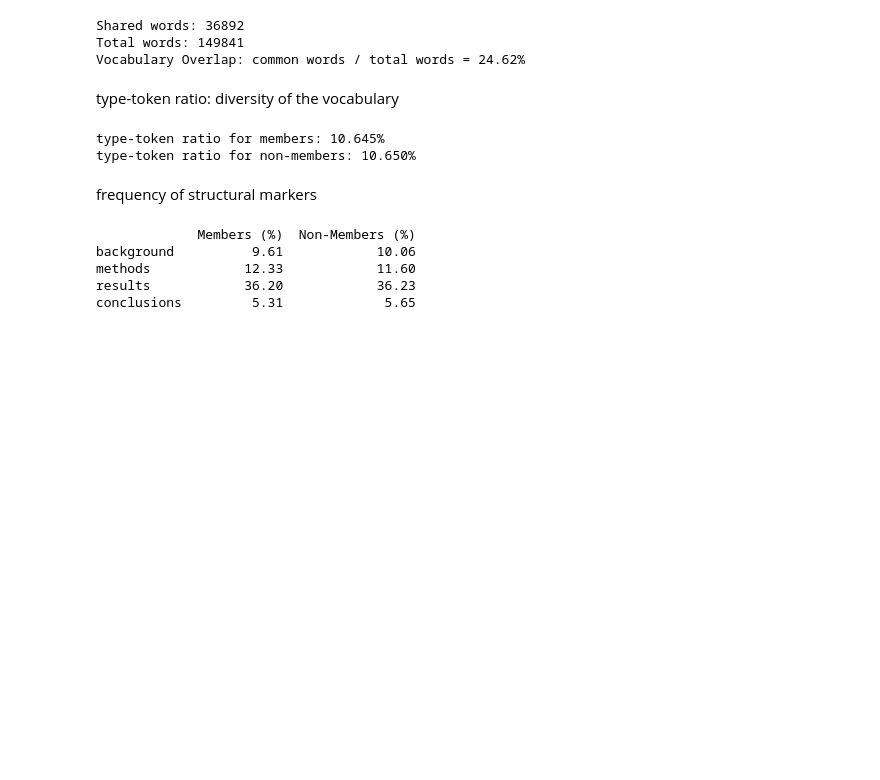
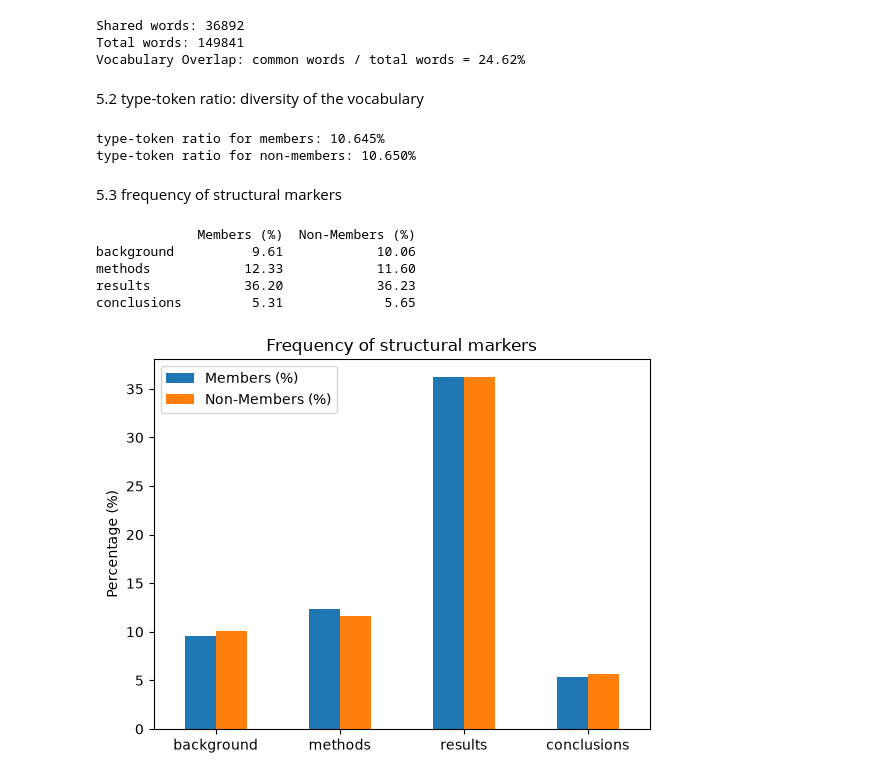
Before and after one commit to NikiLalev/data_privacy, a Jupyter notebook: ass1/notebooks/make_dataset.ipynb, the cells around one changed output. Saved outputs shown, nothing was run; the diff lists cells and outputs as text; code cells hidden in the pictures; blank space fills up the shorter version.

Commit message:
added another plot

```diff
--- a/ass1/notebooks/make_dataset.ipynb
+++ b/ass1/notebooks/make_dataset.ipynb
@@ -249,7 +249,7 @@ Shared words: 36892
 Total words: 149841
 Vocabulary Overlap: common words / total words = 24.62%
 # %% [markdown]
-type-token ratio: diversity of the vocabulary
+5.2 type-token ratio: diversity of the vocabulary
 # %%
 # to compute the type token ratio we use:
 # the n. of unique words:  len(vocab_m)
@@ -266,10 +266,8 @@ print(f"type-token ratio for non-members: {nm_type:.3%}")
 type-token ratio for members: 10.645%
 type-token ratio for non-members: 10.650%
 # %% [markdown]
-frequency of structural markers
+5.3 frequency of structural markers
 # %%
-import re
-
 # patterns that might come up in Pubmed abstracts
 PATTERNS = {
     "background": re.compile(
@@ -287,31 +285,40 @@ PATTERNS = {
         r"\b(conclusions?|discussion|significance|implications)\b[:\s]", re.I
     ),
 }
-
-# looks at whether a specific pattern appears at least once in a sample
-def find_pattern(text):
-    text_str = str(text)
-    return {
-        section: bool(pattern.search(text_str))
-        for section, pattern in PATTERNS.items()
-    }
-
-
-# compute presence of pattern for both datasets and take the mean
-m_stats = members.apply(find_pattern).apply(pd.Series).mean()
-nm_stats = non_members.apply(find_pattern).apply(pd.Series).mean()
-
-# make dataframe for visualization
-comparison_df = pd.DataFrame({
-    "Members (%)": (m_stats * 100).round(2),
-    "Non-Members (%)": (nm_stats * 100).round(2),
-})
-
-
-print(comparison_df)
-# %% [output]
-             Members (%)  Non-Members (%)
-background          9.61            10.06
-methods            12.33            11.60
-results            36.20            36.23
-conclusions         5.31             5.65
+# %%
+# looks at whether a specific pattern appears at least once in a sample
+def find_pattern(text):
+    text_str = str(text)
+    return {
+        section: bool(pattern.search(text_str))
+        for section, pattern in PATTERNS.items()
+    }
+
+
+# compute presence of pattern for both datasets and take the mean
+m_stats = members.apply(find_pattern).apply(pd.Series).mean()
+nm_stats = non_members.apply(find_pattern).apply(pd.Series).mean()
+
+# make dataframe for visualization
+comparison_df = pd.DataFrame({
+    "Members (%)": (m_stats * 100).round(2),
+    "Non-Members (%)": (nm_stats * 100).round(2),
+})
+
+
+print(comparison_df)
+# %% [output]
+             Members (%)  Non-Members (%)
+background          9.61            10.06
+methods            12.33            11.60
+results            36.20            36.23
+conclusions         5.31             5.65
+# %%
+comparison_df[["Members (%)", "Non-Members (%)"]].plot(kind="bar")
+
+plt.ylabel("Percentage (%)")
+plt.xticks(rotation=0)
+plt.title("Frequency of structural markers")
+plt.show()
+# %% [output]
+[figure, added]
```
Also changed, not shown: parts of 1 cell of this notebook.
